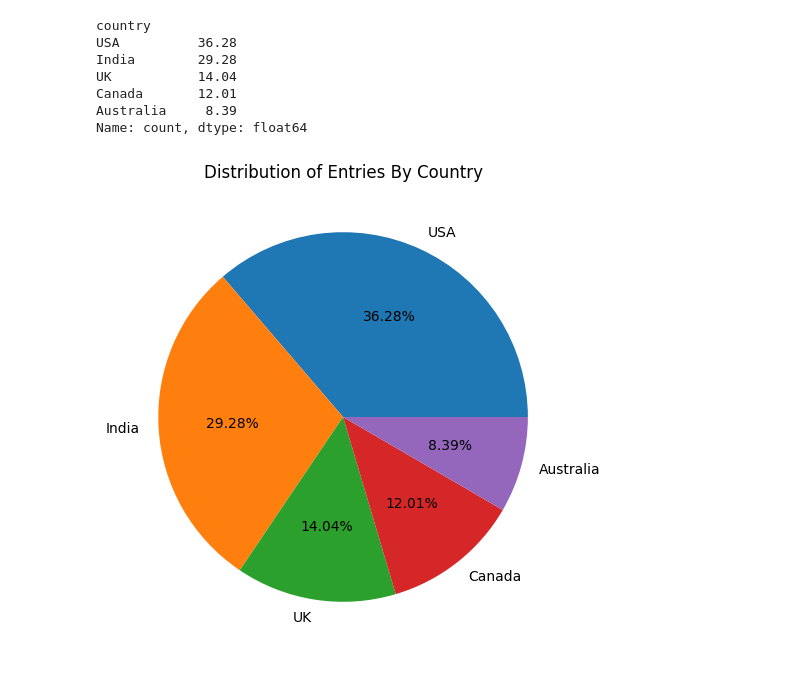
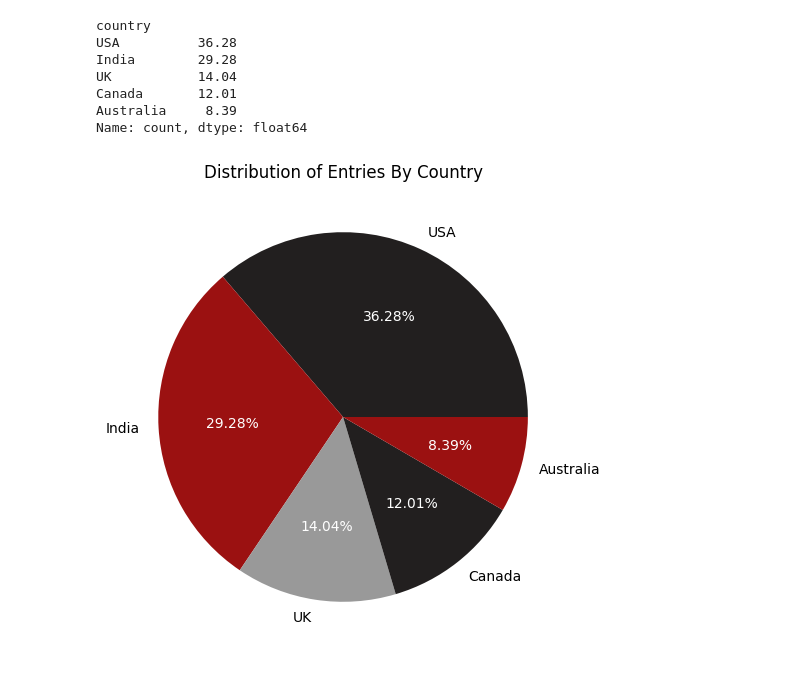
Before and after one commit to cafesmire/notebooks, a Jupyter notebook: global_food/global_food.ipynb, the cells around one changed output. Cells and saved outputs as stored; diff of their text form; code cells hidden in the pictures.

```diff
--- a/global_food/global_food.ipynb
+++ b/global_food/global_food.ipynb
@@ -119,8 +119,11 @@ Name: count, dtype: float64
 # %%
 plt.figure(figsize=(10,6))
 
-plt.pie(by_country, labels=by_country.index, autopct='%.2f%%')
+patches, texts, autotexts = plt.pie(by_country, labels=by_country.index, autopct='%.2f%%', colors=['#221f1f', '#9b1111', '#999999'])
+for text in autotexts:
+    text.set_color('w')
+
 plt.title('Distribution of Entries By Country')
 plt.show()
 # %% [output]
-[figure, old version]
+[figure, new version]
```
